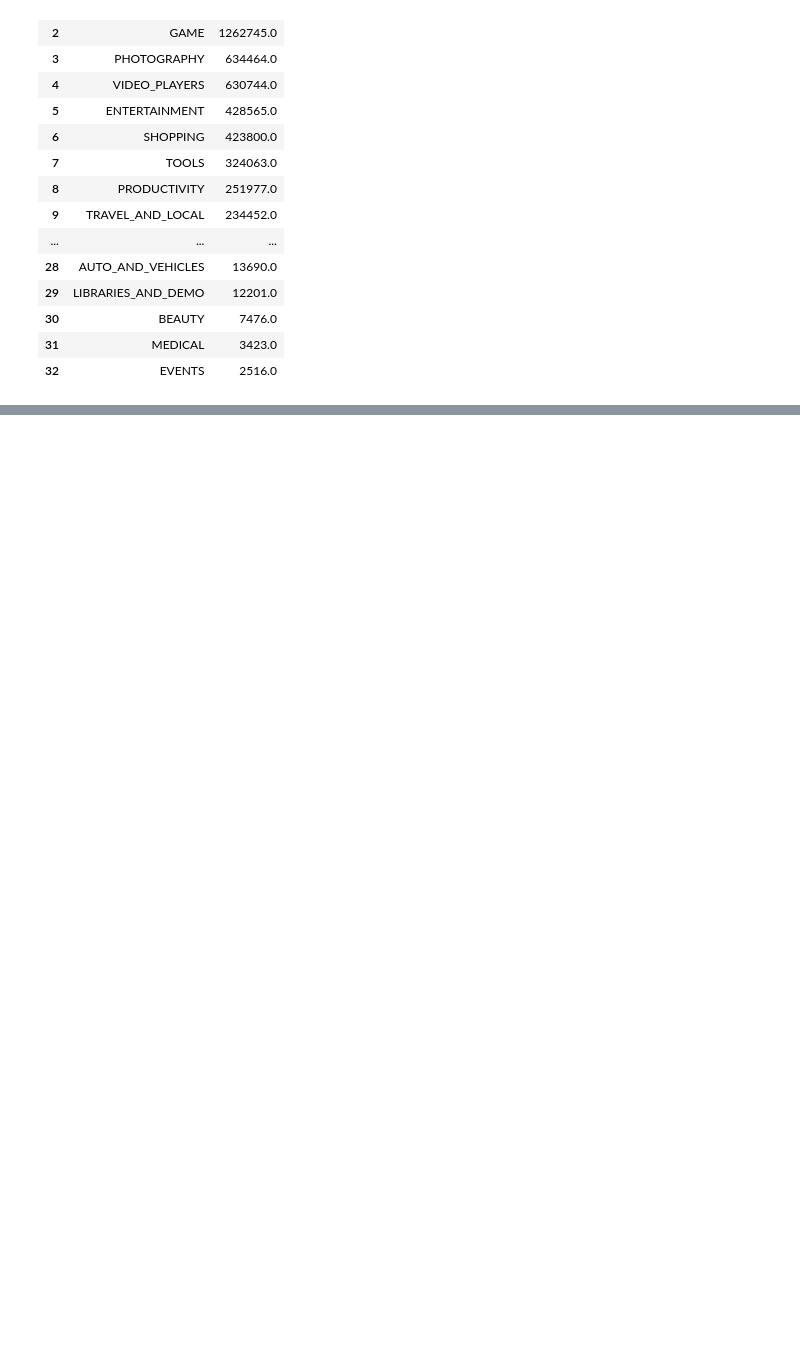
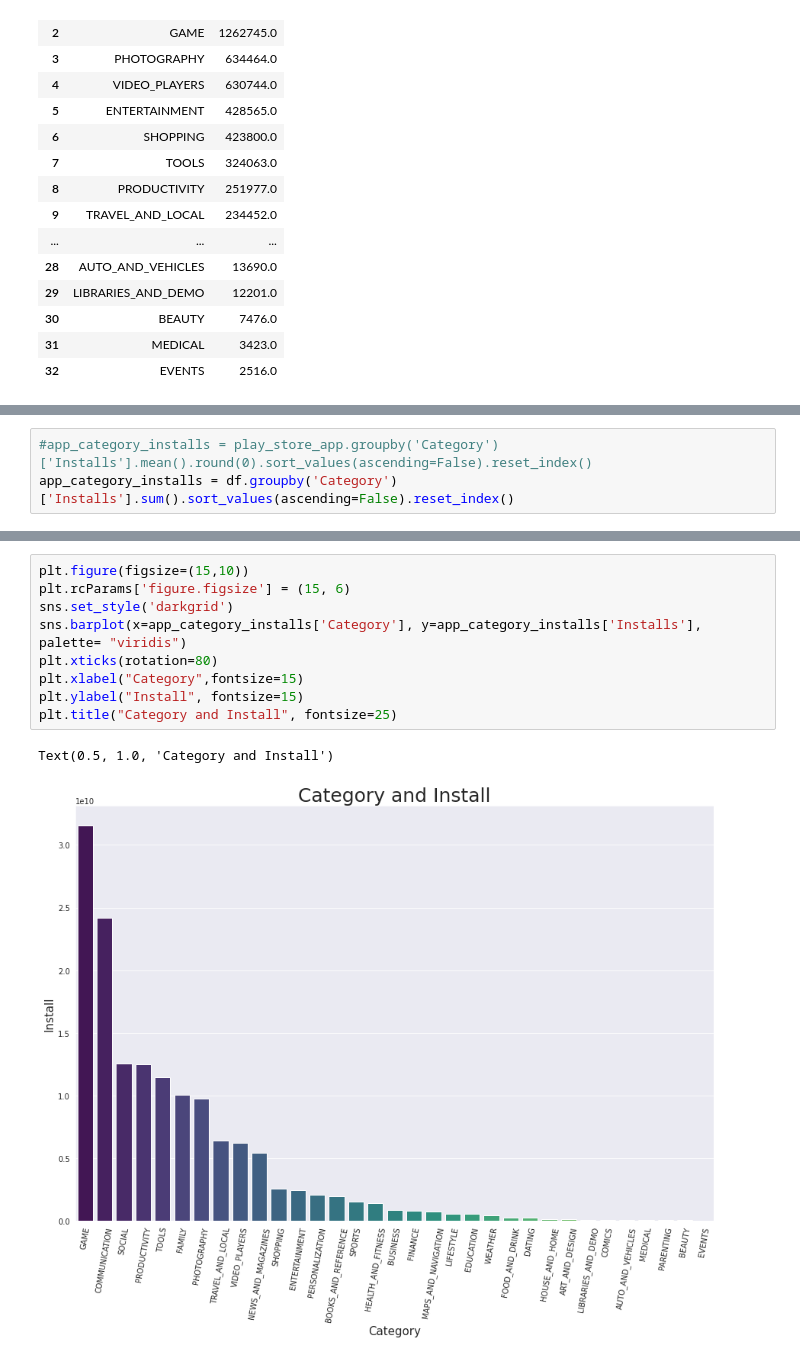
Before and after one commit to Jaya9522/daily-practice, a Jupyter notebook: blackcoffer.ipynb, the cells around one changed output, grey strips where cells are left out. Cells and saved outputs as stored; diff of their text form; blank space fills up the shorter version.

```diff
--- a/blackcoffer.ipynb
+++ b/blackcoffer.ipynb
@@ -525,0 +561,3 @@ Text(0.5, 1.0, 'Category and Reviews')
+# %%
+#app_category_installs = play_store_app.groupby('Category')['Installs'].mean().round(0).sort_values(ascending=False).reset_index()
+app_category_installs = df.groupby('Category')['Installs'].sum().sort_values(ascending=False).reset_index()
@@ -525,0 +573,12 @@ Text(0.5, 1.0, 'Category and Reviews')
+# %%
+plt.figure(figsize=(15,10))
+plt.rcParams['figure.figsize'] = (15, 6)
+sns.set_style('darkgrid')
+sns.barplot(x=app_category_installs['Category'], y=app_category_installs['Installs'], palette= "viridis")
+plt.xticks(rotation=80)
+plt.xlabel("Category",fontsize=15)
+plt.ylabel("Install", fontsize=15)
+plt.title("Category and Install", fontsize=25)
+# %% [output]
+Text(0.5, 1.0, 'Category and Install')
+[figure, added]
```
Also changed, not shown: parts of 11 cells of this notebook.
